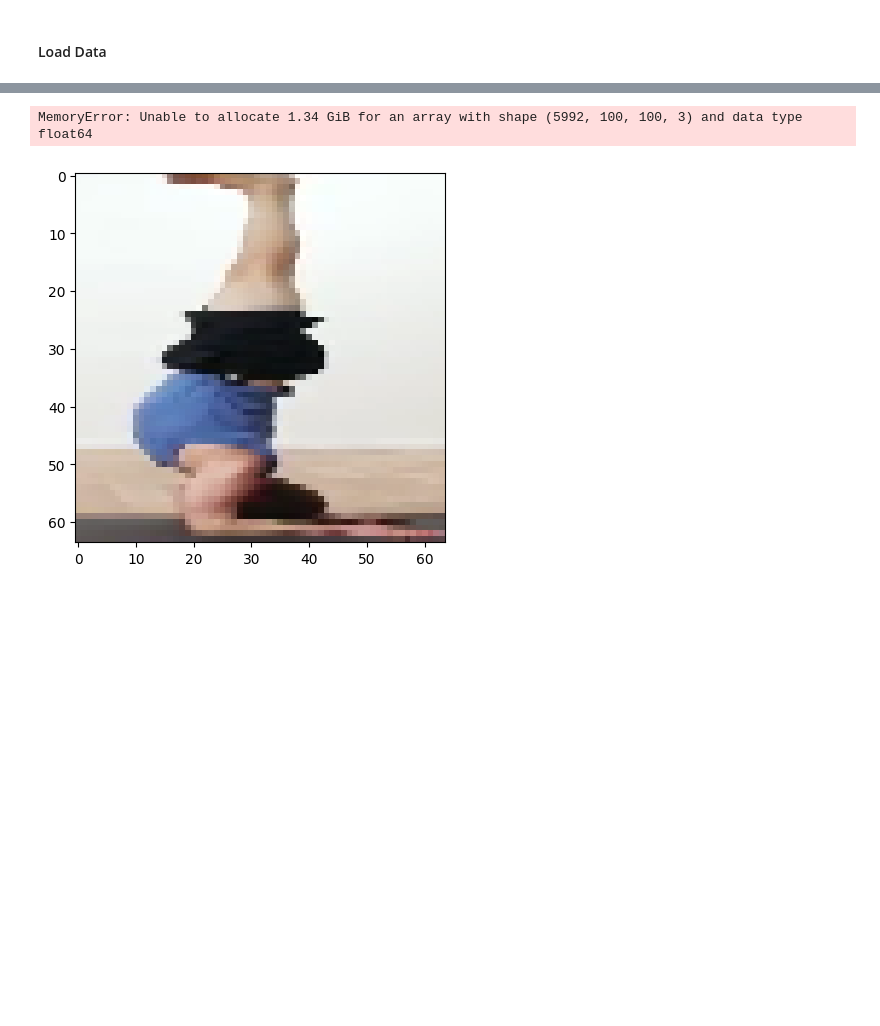
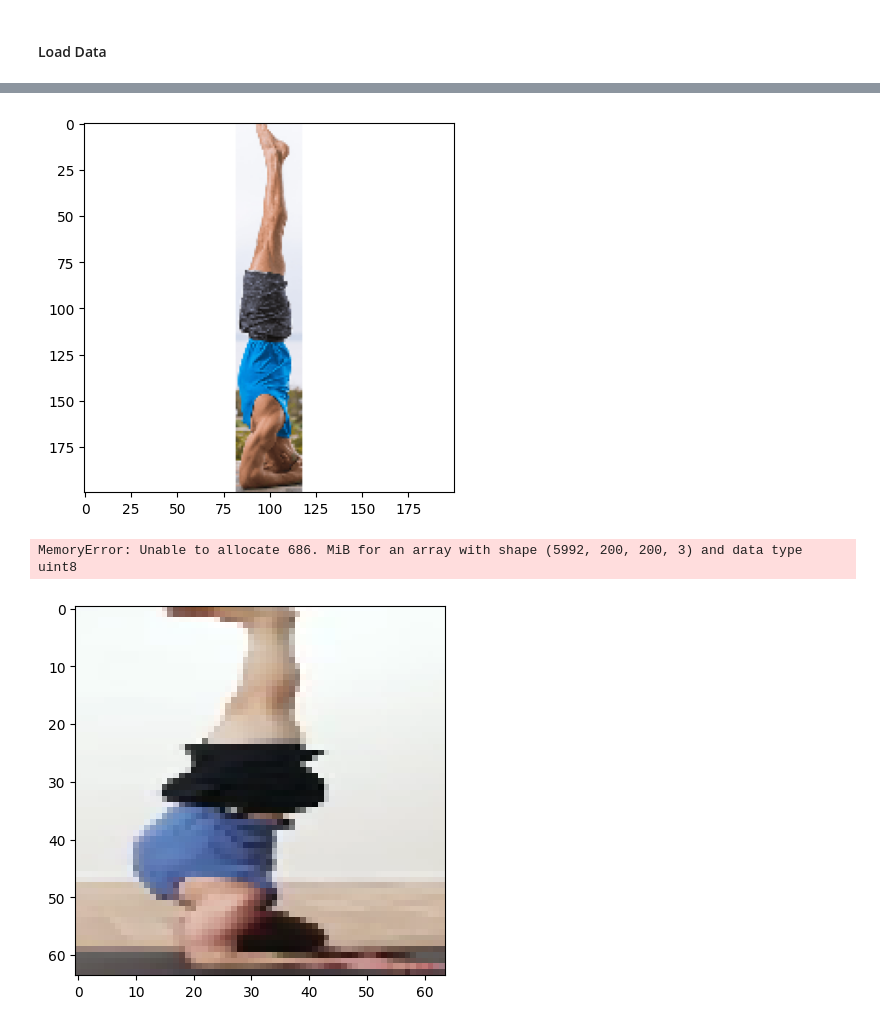
Before and after one commit to luciaaguzzoni/AsanaNet, a Jupyter notebook: notebook/Model_creation.ipynb, the cells around one changed output, grey strips where cells are left out. Drawn from its saved outputs; the diff is of its cells as text; code cells hidden in the pictures; blank space fills up the shorter version.

```diff
--- a/notebook/Model_creation.ipynb
+++ b/notebook/Model_creation.ipynb
@@ -18,7 +18,34 @@ from sklearn.model_selection import train_test_split
 # %% [markdown]
 ##### constants:
 # %%
-img_height = 100
-img_width = 100
+img_height = 200
+img_width = 200
 # %% [markdown]
 #### Load Data
+# %%
+def resize_without_squeezing(image, target_size):
+    h, w = image.shape[:2]
+    aspect_ratio = w / h
+
+    # Calculate new size while preserving aspect ratio
+    if aspect_ratio > 1:
+        new_w = target_size
+        new_h = int(target_size / aspect_ratio)
+    else:
+        new_h = target_size
+        new_w = int(target_size * aspect_ratio)
+
+    # Resize the image
+    resized_img = cv2.resize(image, (new_w, new_h))
+
+    # Create a canvas with the target size and fill with padding color
+    canvas = np.full((target_size, target_size, 3), (255,255,255), dtype=np.uint8)
+
+    # Calculate the position to paste the resized image in the center
+    y_offset = (target_size - new_h) // 2
+    x_offset = (target_size - new_w) // 2
+
+    # Paste the resized image onto the canvas
+    canvas[y_offset:y_offset + new_h, x_offset:x_offset + new_w] = resized_img
+
+    return canvas
@@ -25,3 +60,11 @@ img_width = 100
+# %%
+img = cv2.imread("../data/dataset/salamba sirsasana/55-0.png")
+img = cv2.cvtColor(img, cv2.COLOR_BGR2RGB)  # Convert to RGB
+img = resize_without_squeezing(img,img_height)
+plt.imshow(img)
+plt.show()
+# %% [output]
+[figure, added]
 # %%
 def get_folders_in_directory(directory_path):
     # Get the list of all files and folders in the specified directory
@@ -37,6 +80,7 @@ def load_images_from_folder(folder):
         img = cv2.imread(os.path.join(folder, filename))
         if img is not None:
             img = cv2.cvtColor(img, cv2.COLOR_BGR2RGB)  # Convert to RGB
+            # img = resize_without_squeezing(img,img_height)
             img = cv2.resize(img, (img_height, img_width))
             images.append(img)
     return images
@@ -61,7 +105,7 @@ for label in labels_name:
 images = np.array(all_images)/255 # color values btw 0-1
 labels = np.array(all_labels)
 # %% [output]
-MemoryError: Unable to allocate 1.34 GiB for an array with shape (5992, 100, 100, 3) and data type float64
+MemoryError: Unable to allocate 686. MiB for an array with shape (5992, 200, 200, 3) and data type uint8
 # %%
 img = all_images[102]
 plt.imshow(img)
```
Also changed, not shown: parts of 1 cell of this notebook.
